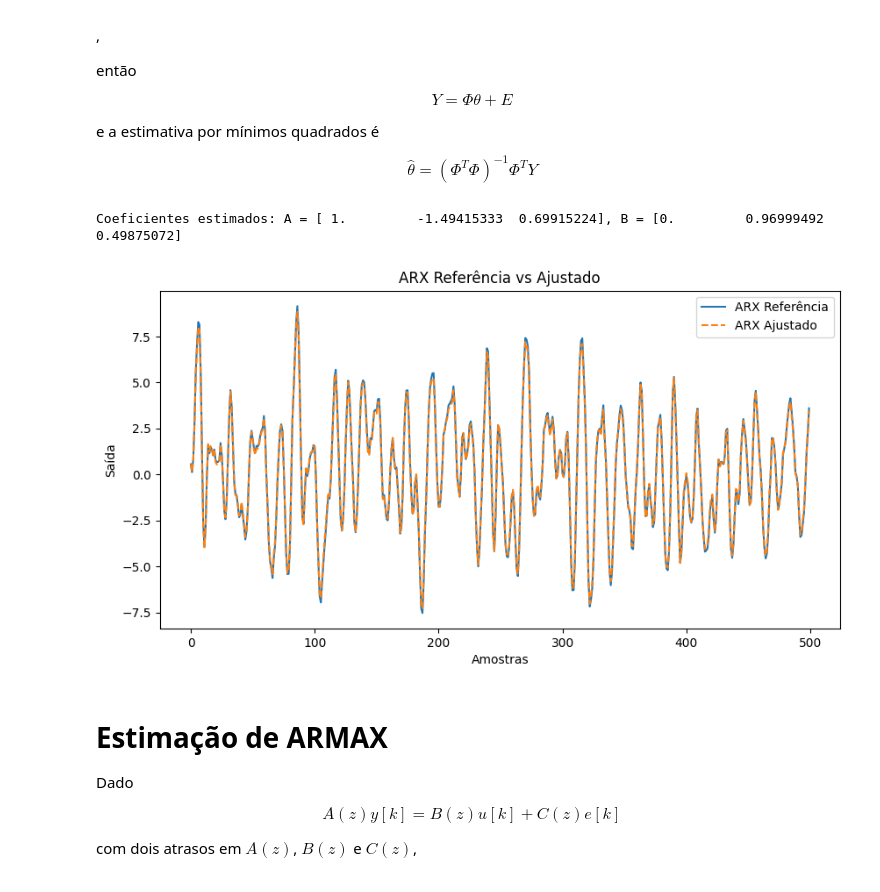
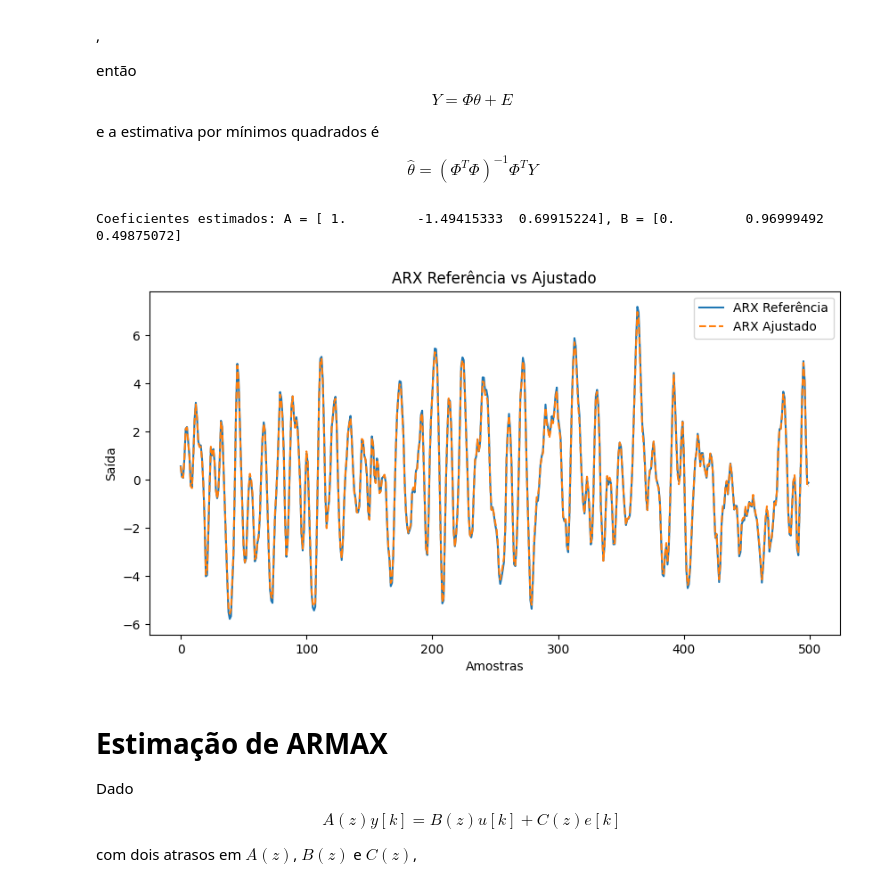
Before and after one commit to eduardo-ufmg/identificacao_de_sistemas_e_estimacao_de_parametros, a Jupyter notebook: 3_mq/minimos_quadrados.ipynb, the cells around one changed output. Cells and saved outputs as stored; diff of their text form; code cells hidden in the pictures.

```diff
--- a/3_mq/minimos_quadrados.ipynb
+++ b/3_mq/minimos_quadrados.ipynb
@@ -6,7 +6,7 @@ np.random.seed(0)  # For reproducibility
 
 
 # Set y = 1.5x^2 + 0.7x - 2
-def f(x):
+def F(x):
     return 1.5 * x**2 + 0.7 * x - 2
 
 
@@ -14,7 +14,7 @@ def f(x):
 x = np.linspace(-6, 6, 100)
 
 # Calculate corresponding y values using the function f
-y = f(x)
+y = F(x)
 
 # Plot the function
 plt.plot(x, y)
@@ -97,7 +97,7 @@ Desvio padrão do erro: 0.86
 # %%
 # Repeat for N = 1000
 x = np.linspace(-6, 6, 1000)
-y = f(x)
+y = F(x)
 noise_amp = 0.1 * np.max(np.abs(y))
 noise = np.random.uniform(-noise_amp, noise_amp, size=y.shape)
 y_measured = y + noise
@@ -234,21 +234,23 @@ def oe(y, u, e, k):
 # Set random seed for reproducibility
 np.random.seed(0)
 N_fit = 1000
+N_val = 500
 
 # nu = white gaussian with zero mean and variance 0.1
 nu = np.random.normal(0, np.sqrt(0.1), N_fit)
 
 # u = white uniform in [-1, 1]
-u = np.random.uniform(-1, 1, N_fit)
+u_fit = np.random.uniform(-1, 1, N_fit)
+u_val = np.random.uniform(-1, 1, N_val)
 
 # Set initial conditions
 y_arx, y_armax, y_oe = np.zeros(N_fit), np.zeros(N_fit), np.zeros(N_fit)
 
 # Simulate the systems
 for k in range(N_fit):
-    y_arx[k] = arx(y_arx, u, nu, k)
-    y_armax[k] = armax(y_armax, u, nu, k)
-    y_oe[k] = oe(y_oe, u, nu, k)
+    y_arx[k] = arx(y_arx, u_fit, nu, k)
+    y_armax[k] = armax(y_armax, u_fit, nu, k)
+    y_oe[k] = oe(y_oe, u_fit, nu, k)
 
 # Plot the results
 plt.figure(figsize=(12, 8))
@@ -394,42 +396,39 @@ def fit_arx(
     return A, B
 
 
-A, B = fit_arx(y_arx, u, na=2, nb=2)
+A, B = fit_arx(y_arx, u_fit, na=2, nb=2)
 print(f"Coeficientes estimados: A = {A}, B = {B}")
 
 
 def arx_fitted(y, u, e, k, A, B):
     if k < 2:
         return e[k]  # Not enough data for y[k-1], y[k-2], u[k-1], u[k-2]
     return (
         -A[1] * y[k - 1]
         - A[2] * y[k - 2]
         + B[0] * u[k]
         + B[1] * u[k - 1]
         + B[2] * u[k - 2]
         + e[k]
     )
 
-
-N_val = 500
-
 y_oe_fit, y_oe_ref = np.zeros(N_val), np.zeros(N_val)
 
 for k in range(N_val):
-    y_oe_fit[k] = arx_fitted(y_oe_fit, u, nu, k, A, B)
-    y_oe_ref[k] = arx(y_oe_ref, u, nu, k)
+    y_oe_fit[k] = arx_fitted(y_oe_fit, u_val, nu, k, A, B)
+    y_oe_ref[k] = arx(y_oe_ref, u_val, nu, k)
 
 plt.figure(figsize=(10, 5))
 plt.plot(y_oe_ref, label="ARX Referência")
 plt.plot(y_oe_fit, label="ARX Ajustado", linestyle="--")
 plt.title("ARX Referência vs Ajustado")
 plt.xlabel("Amostras")
 plt.ylabel("Saída")
 plt.legend()
 plt.show()
 # %% [output]
 Coeficientes estimados: A = [ 1.         -1.49415333  0.69915224], B = [0.         0.96999492 0.49875072]
-[figure, old version]
+[figure, new version]
 # %% [markdown]
 # Estimação de ARMAX
 
```
Also changed, not shown: parts of 5 cells of this notebook.
